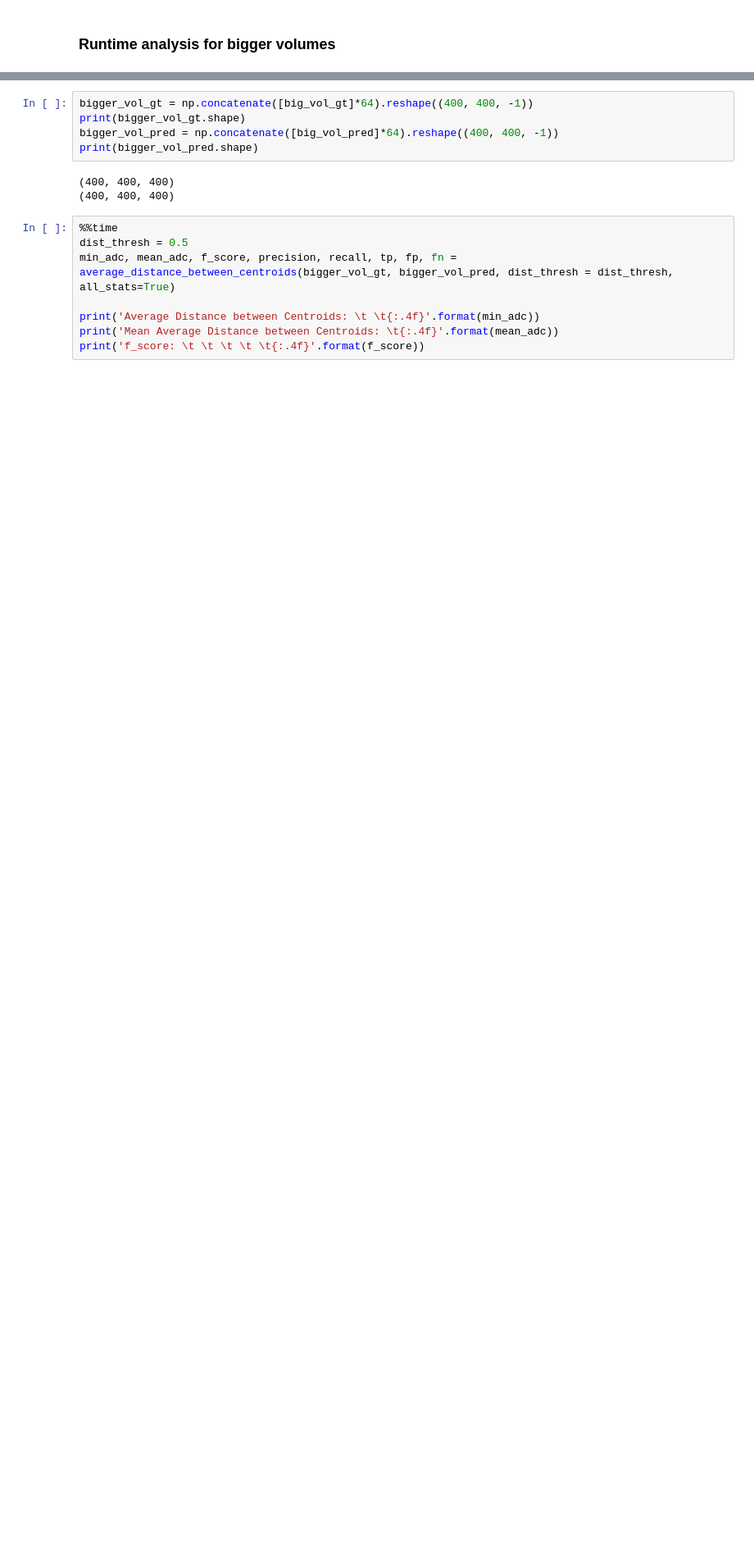
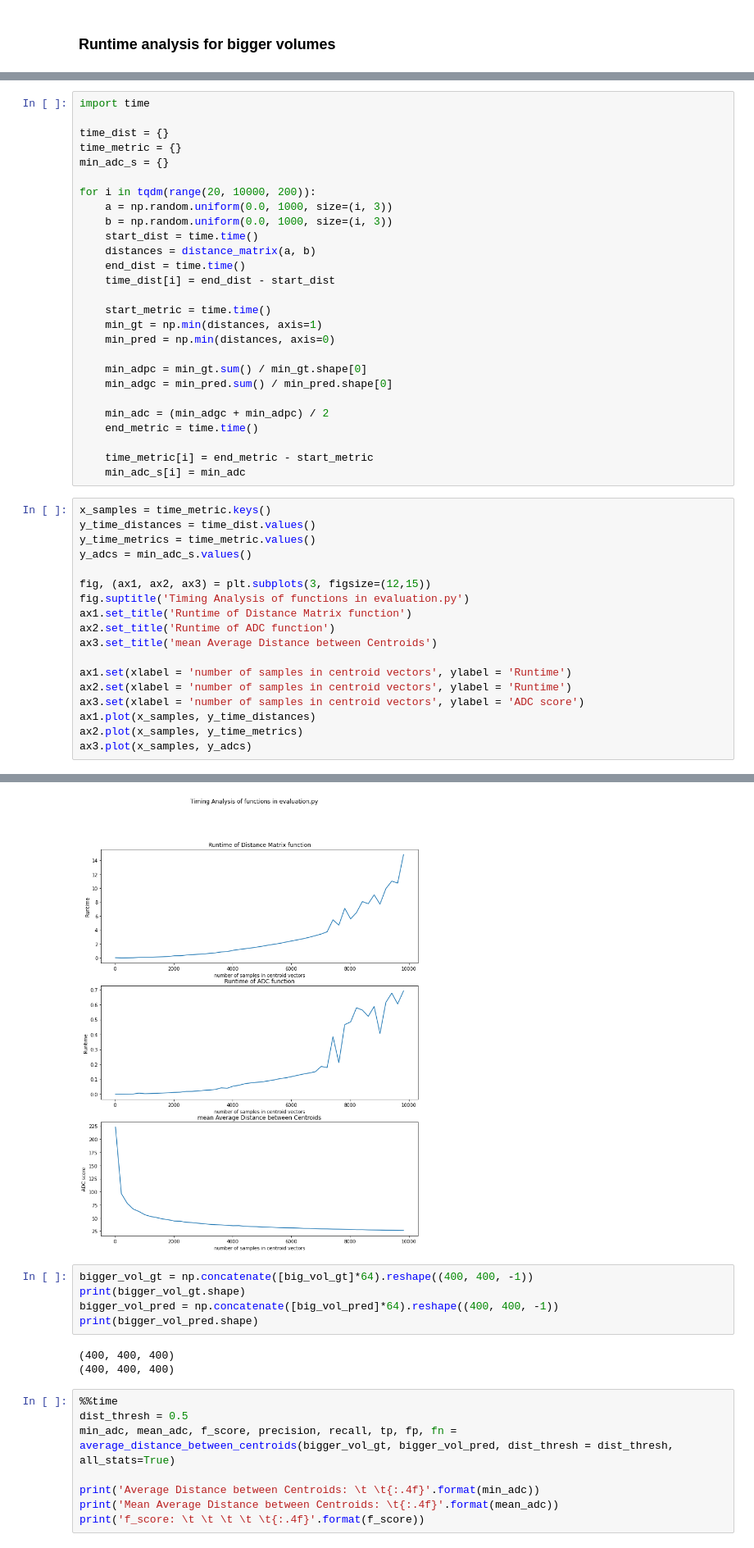
Before and after one commit to paulttt/connectomics, a Jupyter notebook: examples/test_evaluation.ipynb, the cells around one changed output, grey strips where cells are left out. Shown at 82% size. Drawn from its saved outputs; the diff is of its cells as text; blank space fills up the shorter version.

Commit message:
extensive runtime analysis in test_evaluation.ipynb

```diff
--- a/examples/test_evaluation.ipynb
+++ b/examples/test_evaluation.ipynb
@@ -163,0 +129,46 @@ Time elapsed for volume of shape (100, 100, 100): 0.745293
+# %%
+import time
+
+time_dist = {}
+time_metric = {}
+min_adc_s = {}
+
+for i in tqdm(range(20, 10000, 200)):
+    a = np.random.uniform(0.0, 1000, size=(i, 3))
+    b = np.random.uniform(0.0, 1000, size=(i, 3))
+    start_dist = time.time()
+    distances = distance_matrix(a, b)
+    end_dist = time.time()
+    time_dist[i] = end_dist - start_dist
+
+    start_metric = time.time()
+    min_gt = np.min(distances, axis=1)
+    min_pred = np.min(distances, axis=0)
+
+    min_adpc = min_gt.sum() / min_gt.shape[0]
+    min_adgc = min_pred.sum() / min_pred.shape[0]
+
+    min_adc = (min_adgc + min_adpc) / 2
+    end_metric = time.time()
+
+    time_metric[i] = end_metric - start_metric
+    min_adc_s[i] = min_adc
+# %%
+x_samples = time_metric.keys()
+y_time_distances = time_dist.values()
+y_time_metrics = time_metric.values()
+y_adcs = min_adc_s.values()
+
+fig, (ax1, ax2, ax3) = plt.subplots(3, figsize=(12,15))
+fig.suptitle('Timing Analysis of functions in evaluation.py')
+ax1.set_title('Runtime of Distance Matrix function')
+ax2.set_title('Runtime of ADC function')
+ax3.set_title('mean Average Distance between Centroids')
+
+ax1.set(xlabel = 'number of samples in centroid vectors', ylabel = 'Runtime')
+ax2.set(xlabel = 'number of samples in centroid vectors', ylabel = 'Runtime')
+ax3.set(xlabel = 'number of samples in centroid vectors', ylabel = 'ADC score')
+ax1.plot(x_samples, y_time_distances)
+ax2.plot(x_samples, y_time_metrics)
+ax3.plot(x_samples, y_adcs)
+# %% [output]
@@ -164,3 +176,4 @@ Time elapsed for volume of shape (100, 100, 100): 0.745293
+[figure, added]
 # %%
 bigger_vol_gt = np.concatenate([big_vol_gt]*64).reshape((400, 400, -1))
 print(bigger_vol_gt.shape)
```
Also changed, not shown: parts of 11 cells of this notebook, 2 other files.
